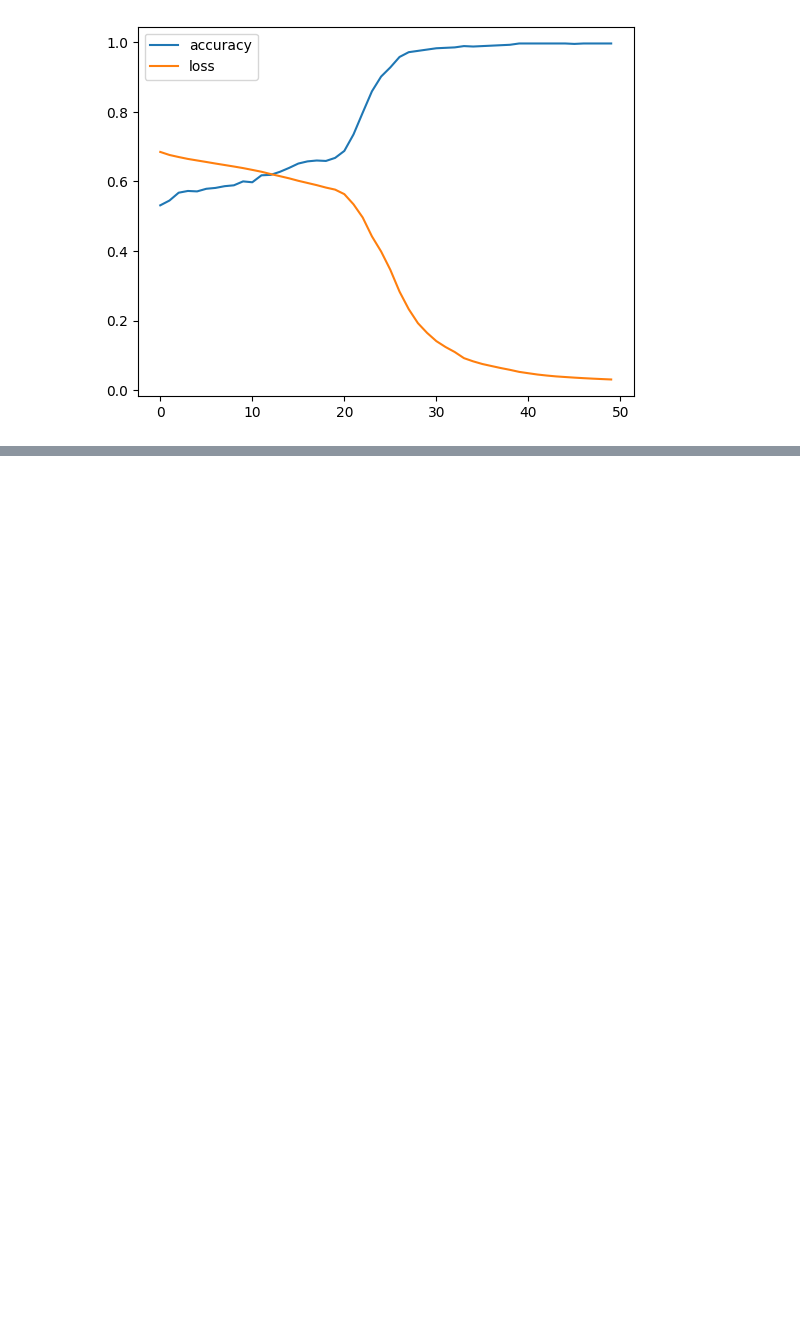
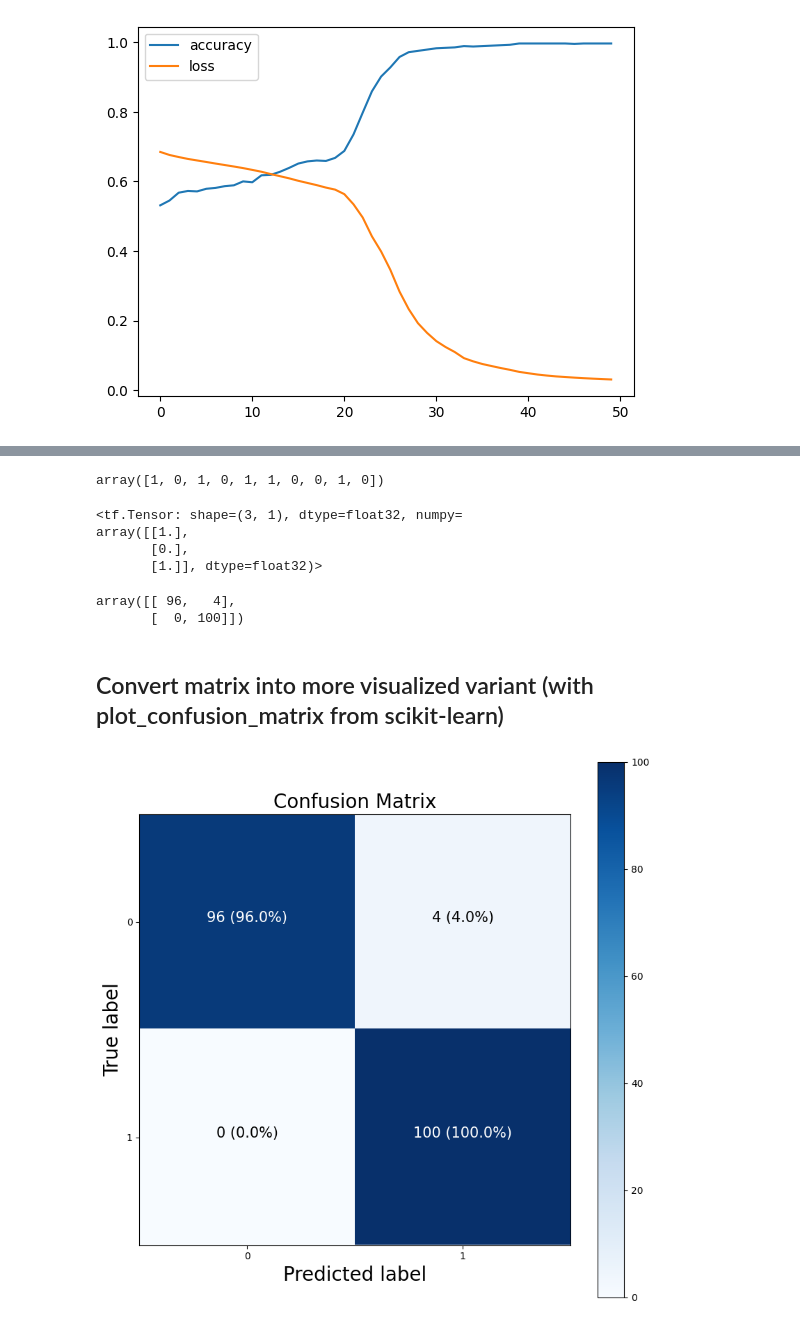
Before and after one commit to random-words/colab-notebooks, a Jupyter notebook: 02__neural_network_classification_with_tensorflow.ipynb, the cells around one changed output, grey strips where cells are left out. Saved outputs shown, nothing was run; the diff lists cells and outputs as text; code cells hidden in the pictures; blank space fills up the shorter version.

```diff
--- a/02__neural_network_classification_with_tensorflow.ipynb
+++ b/02__neural_network_classification_with_tensorflow.ipynb
@@ -596,0 +786,7 @@ pd.DataFrame(history.history).plot()
+# %%
+# Create confusion matrix
+from sklearn.metrics import confusion_matrix
+
+# Converting from probabilities format to binary format
+y_pred_probs = model_10.predict(X_test)
+y_pred = tf.round(y_pred_probs)
@@ -596,0 +795,18 @@ pd.DataFrame(history.history).plot()
+# %%
+y_test[:10]
+# %% [output]
+array([1, 0, 1, 0, 1, 1, 0, 0, 1, 0])
+# %%
+y_pred[:3]
+# %% [output]
+<tf.Tensor: shape=(3, 1), dtype=float32, numpy=
+array([[1.],
+       [0.],
+       [1.]], dtype=float32)>
+# %%
+confusion_matrix(y_test, y_pred)
+# %% [output]
+array([[ 96,   4],
+       [  0, 100]])
+# %% [markdown]
+## Convert matrix into more visualized variant (with plot_confusion_matrix from scikit-learn)
@@ -596,0 +863,4 @@ pd.DataFrame(history.history).plot()
+# %%
+plot_confusion_matrix(y_test, y_preds)
+# %% [output]
+[figure, added]
```
Also changed, not shown: parts of 99 cells of this notebook.
